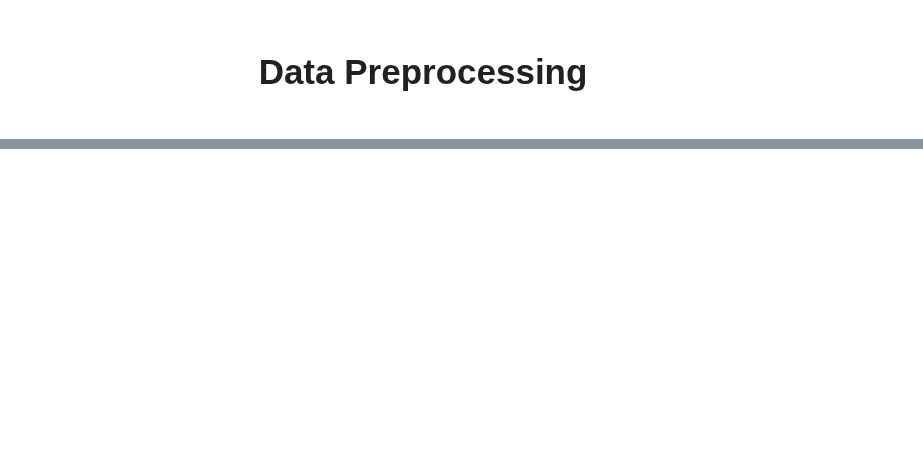
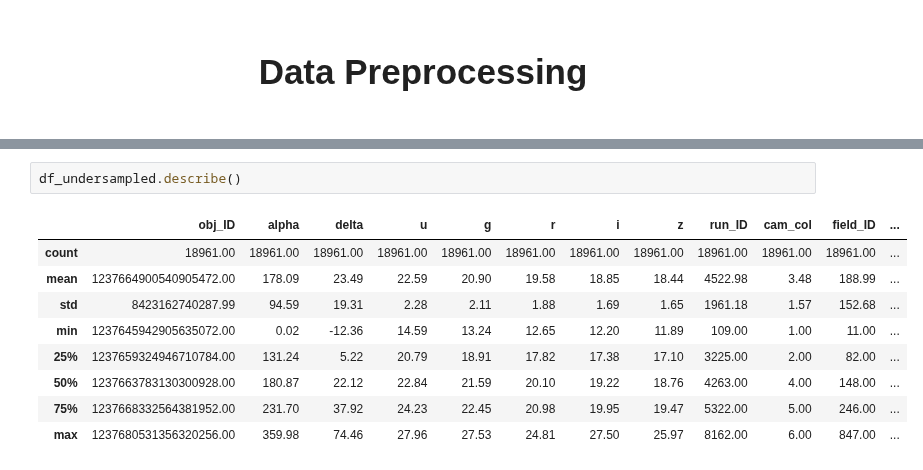
Before and after one commit to Mortti11/Deep_Learning, a Jupyter notebook: classification/classification_ann.ipynb, the cells around one changed output, grey strips where cells are left out. Drawn from its saved outputs; the diff is of its cells as text; blank space fills up the shorter version.

```diff
--- a/classification/classification_ann.ipynb
+++ b/classification/classification_ann.ipynb
@@ -305,0 +322,12 @@ star_df = df[df['Star'] == 1]       # Minority class
+# %%
+df_undersampled.describe()
+# %% [output]
+|  | obj_ID | alpha | delta | u | g | r | i | z | run_ID | cam_col | field_ID | ... |
+| count | 18961.00 | 18961.00 | 18961.00 | 18961.00 | 18961.00 | 18961.00 | 18961.00 | 18961.00 | 18961.00 | 18961.00 | 18961.00 | ... |
+| mean | 1237664900540905472.00 | 178.09 | 23.49 | 22.59 | 20.90 | 19.58 | 18.85 | 18.44 | 4522.98 | 3.48 | 188.99 | ... |
+| std | 8423162740287.99 | 94.59 | 19.31 | 2.28 | 2.11 | 1.88 | 1.69 | 1.65 | 1961.18 | 1.57 | 152.68 | ... |
+| min | 1237645942905635072.00 | 0.02 | -12.36 | 14.59 | 13.24 | 12.65 | 12.20 | 11.89 | 109.00 | 1.00 | 11.00 | ... |
+| 25% | 1237659324946710784.00 | 131.24 | 5.22 | 20.79 | 18.91 | 17.82 | 17.38 | 17.10 | 3225.00 | 2.00 | 82.00 | ... |
+| 50% | 1237663783130300928.00 | 180.87 | 22.12 | 22.84 | 21.59 | 20.10 | 19.22 | 18.76 | 4263.00 | 4.00 | 148.00 | ... |
+| 75% | 1237668332564381952.00 | 231.70 | 37.92 | 24.23 | 22.45 | 20.98 | 19.95 | 19.47 | 5322.00 | 5.00 | 246.00 | ... |
+| max | 1237680531356320256.00 | 359.98 | 74.46 | 27.96 | 27.53 | 24.81 | 27.50 | 25.97 | 8162.00 | 6.00 | 847.00 | ... |
```
Also changed, not shown: parts of 23 cells of this notebook, 8 other files.
